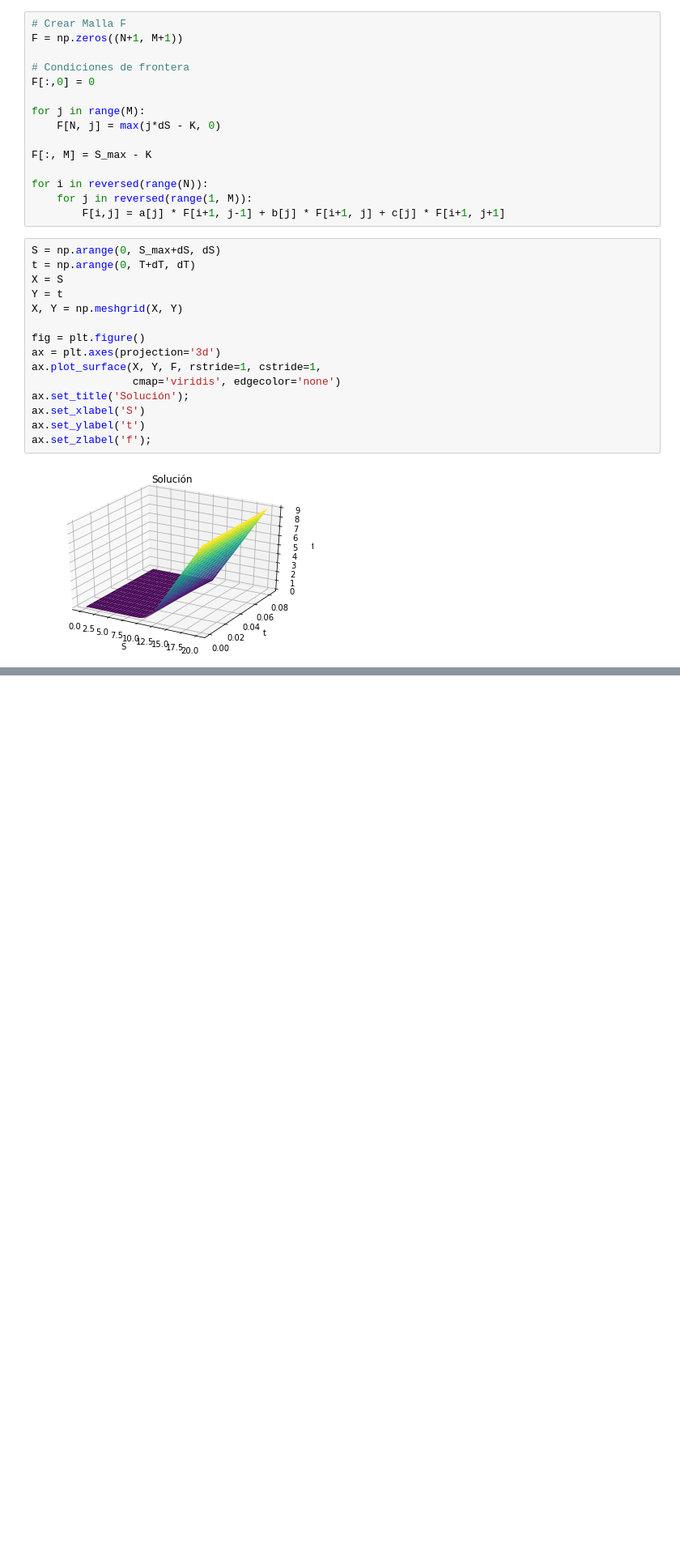
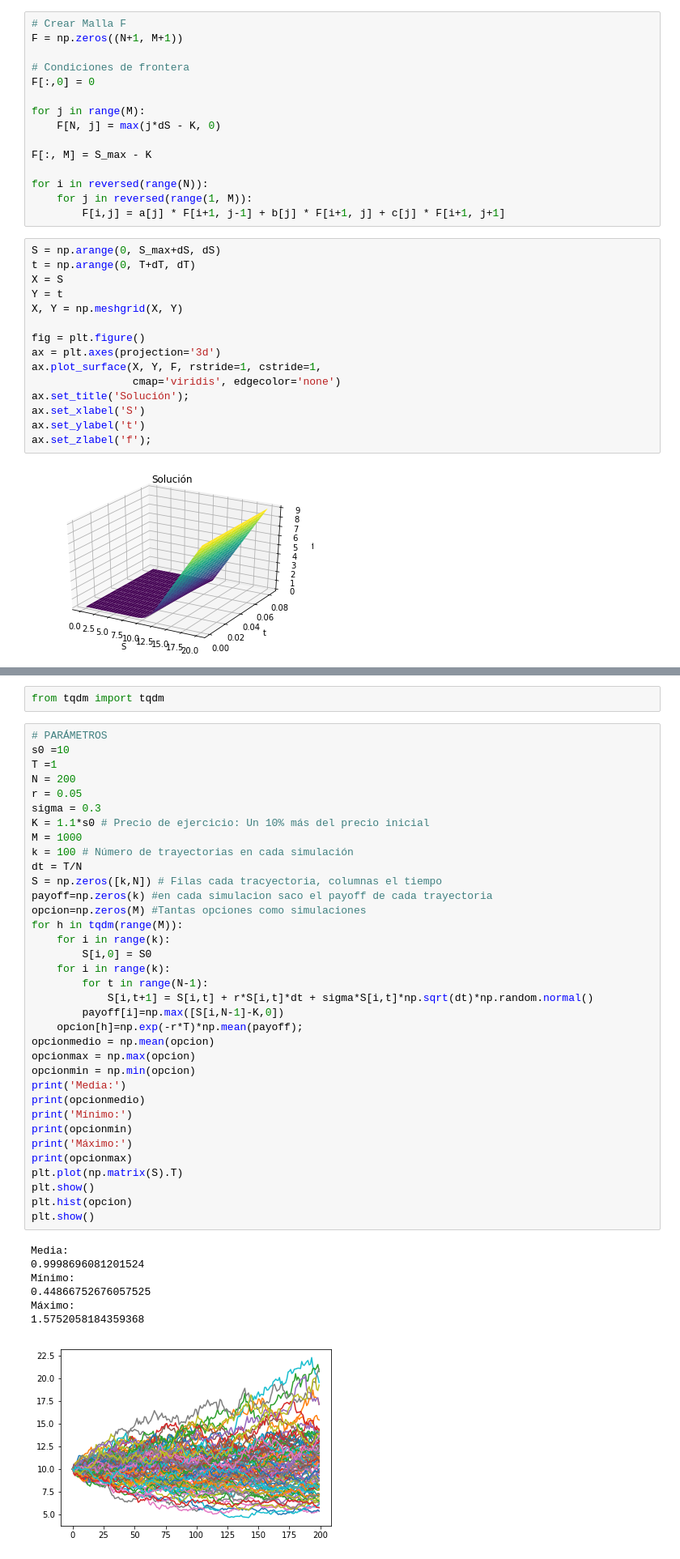
Before and after one commit to CamiVasz/Procesos-Estocasticos-2, a Jupyter notebook: Metodos numericos/Diferencias finitas.ipynb, the cells around one changed output, grey strips where cells are left out. Shown at 81% size. Saved outputs shown, nothing was run; the diff lists cells and outputs as text; blank space fills up the shorter version.

```diff
--- a/Metodos numericos/Diferencias finitas.ipynb
+++ b/Metodos numericos/Diferencias finitas.ipynb
@@ -136,0 +137,45 @@ array([0., 0., 0., 0., 0., 0., 0., 0., 0., 0., 0., 0., 0.])
+# %%
+from tqdm import tqdm
+# %%
+# PARÁMETROS
+s0 =10
+T =1
+N = 200
+r = 0.05
+sigma = 0.3
+K = 1.1*s0 # Precio de ejercicio: Un 10% más del precio inicial
+M = 1000
+k = 100 # Número de trayectorias en cada simulación
+dt = T/N
+S = np.zeros([k,N]) # Filas cada tracyectoria, columnas el tiempo
+payoff=np.zeros(k) #en cada simulacion saco el payoff de cada trayectoria
+opcion=np.zeros(M) #Tantas opciones como simulaciones
+for h in tqdm(range(M)):
+    for i in range(k):
+        S[i,0] = S0
+    for i in range(k):
+        for t in range(N-1):
+            S[i,t+1] = S[i,t] + r*S[i,t]*dt + sigma*S[i,t]*np.sqrt(dt)*np.random.normal()
+        payoff[i]=np.max([S[i,N-1]-K,0])
+    opcion[h]=np.exp(-r*T)*np.mean(payoff);
+opcionmedio = np.mean(opcion)
+opcionmax = np.max(opcion)
+opcionmin = np.min(opcion)
+print('Media:')
+print(opcionmedio)
+print('Mínimo:')
+print(opcionmin)
+print('Máximo:')
+print(opcionmax)
+plt.plot(np.matrix(S).T)
+plt.show()
+plt.hist(opcion)
+plt.show()
+# %% [output]
+Media:
+0.9998696081201524
+Mínimo:
+0.44866752676057525
+Máximo:
+1.5752058184359368
+[figure, added]
```
Also changed, not shown: parts of 10 cells of this notebook, 1 other file.
